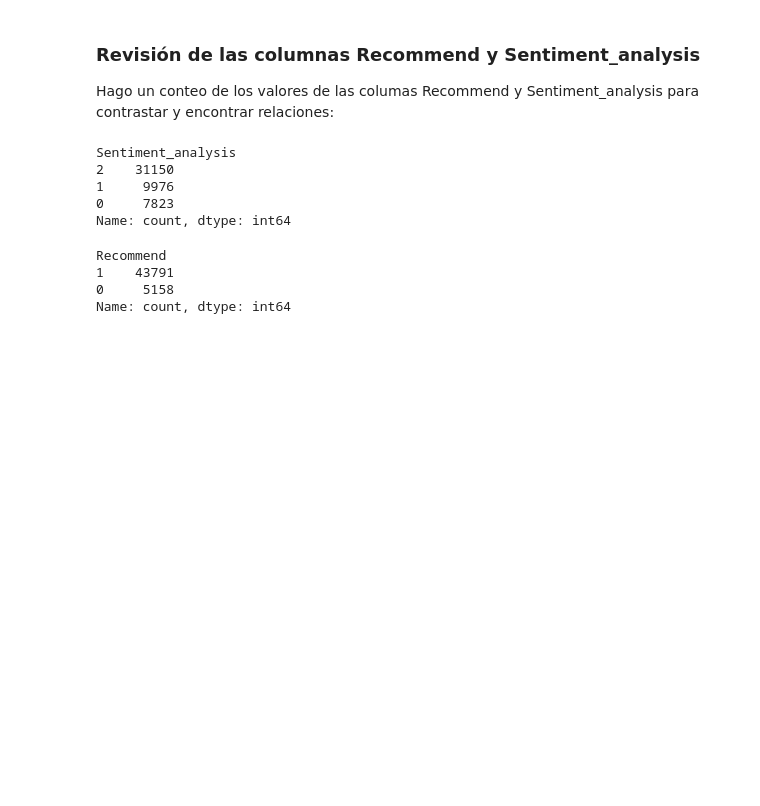
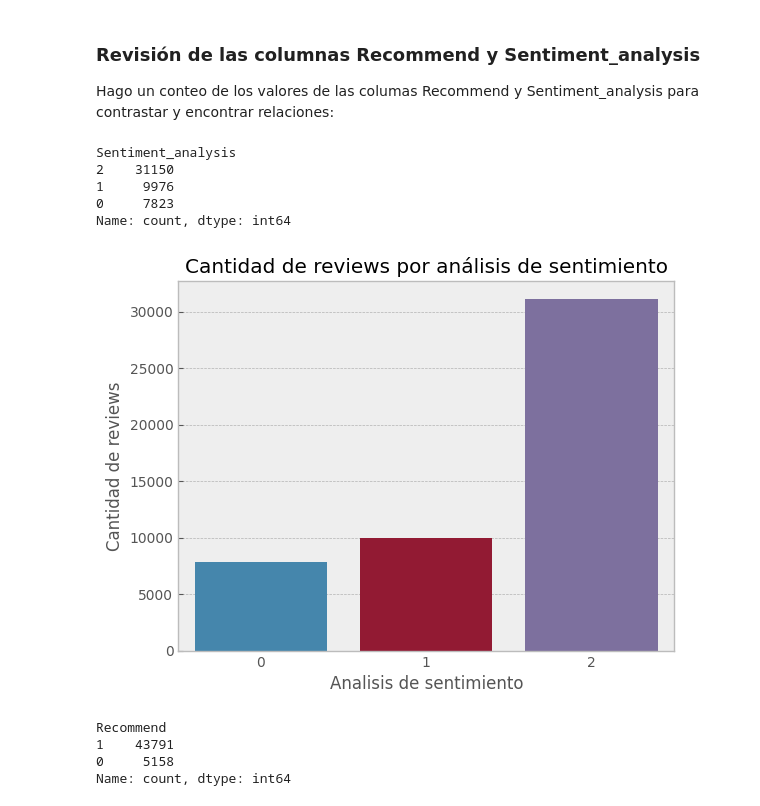
Before and after one commit to anapmaya/PI1_Henry_MLOPS, a Jupyter notebook: EDA.ipynb, the cells around one changed output. Drawn from its saved outputs; the diff is of its cells as text; code cells hidden in the pictures; blank space fills up the shorter version.

```diff
--- a/EDA.ipynb
+++ b/EDA.ipynb
@@ -319,6 +341,15 @@ Sentiment_analysis
 1     9976
 0     7823
 Name: count, dtype: int64
+# %%
+sns.countplot(data= df_reviews, x = "Sentiment_analysis")
+plt.xticks(rotation=0)
+plt.ylabel('Cantidad de reviews')
+plt.xlabel('Analisis de sentimiento')
+plt.title('Cantidad de reviews por análisis de sentimiento')
+plt.show()
+# %% [output]
+[figure, added]
 # %%
 df_reviews['Recommend'].value_counts()
 # %% [output]
```
Also changed, not shown: parts of 16 cells of this notebook, 3 other files.
